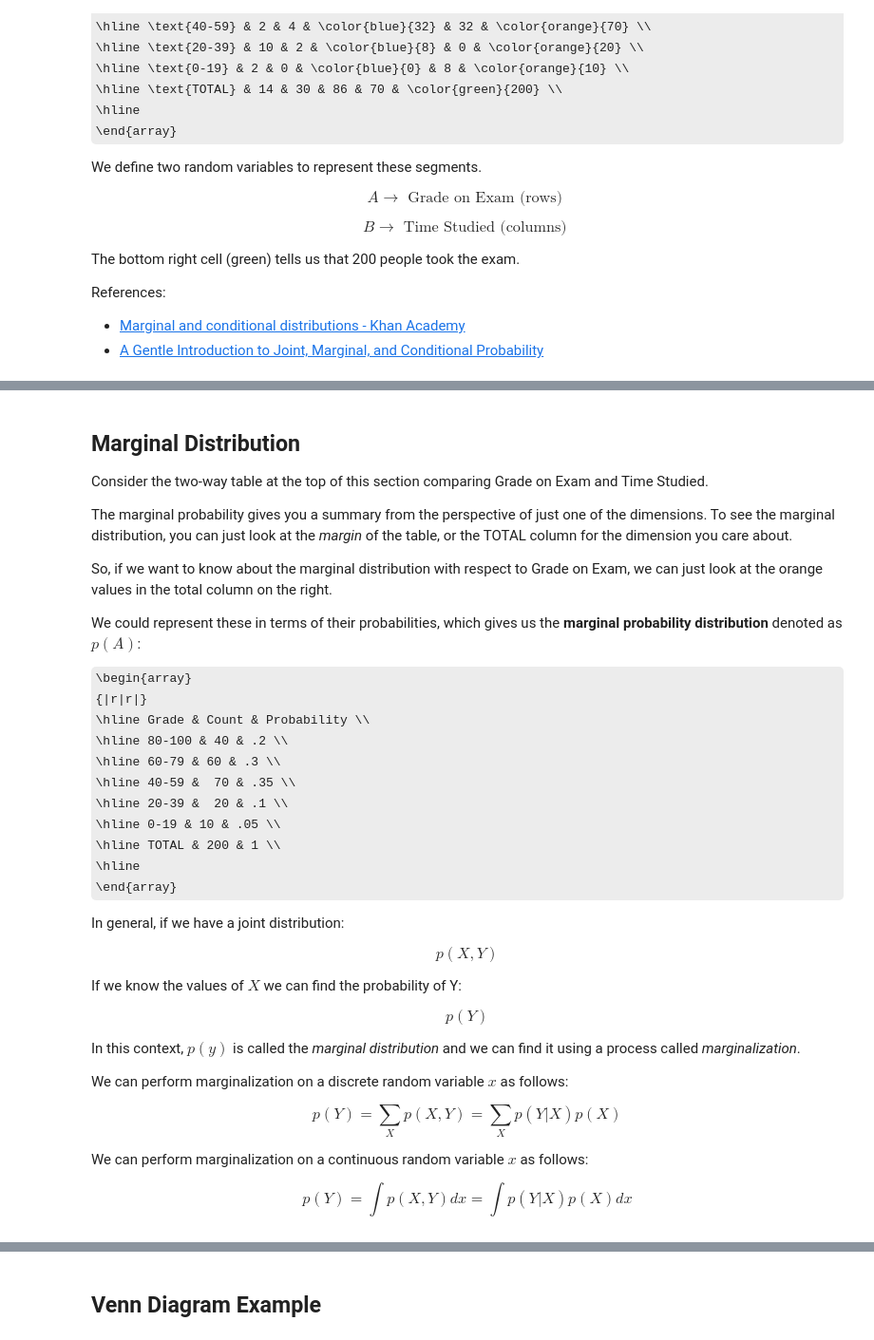
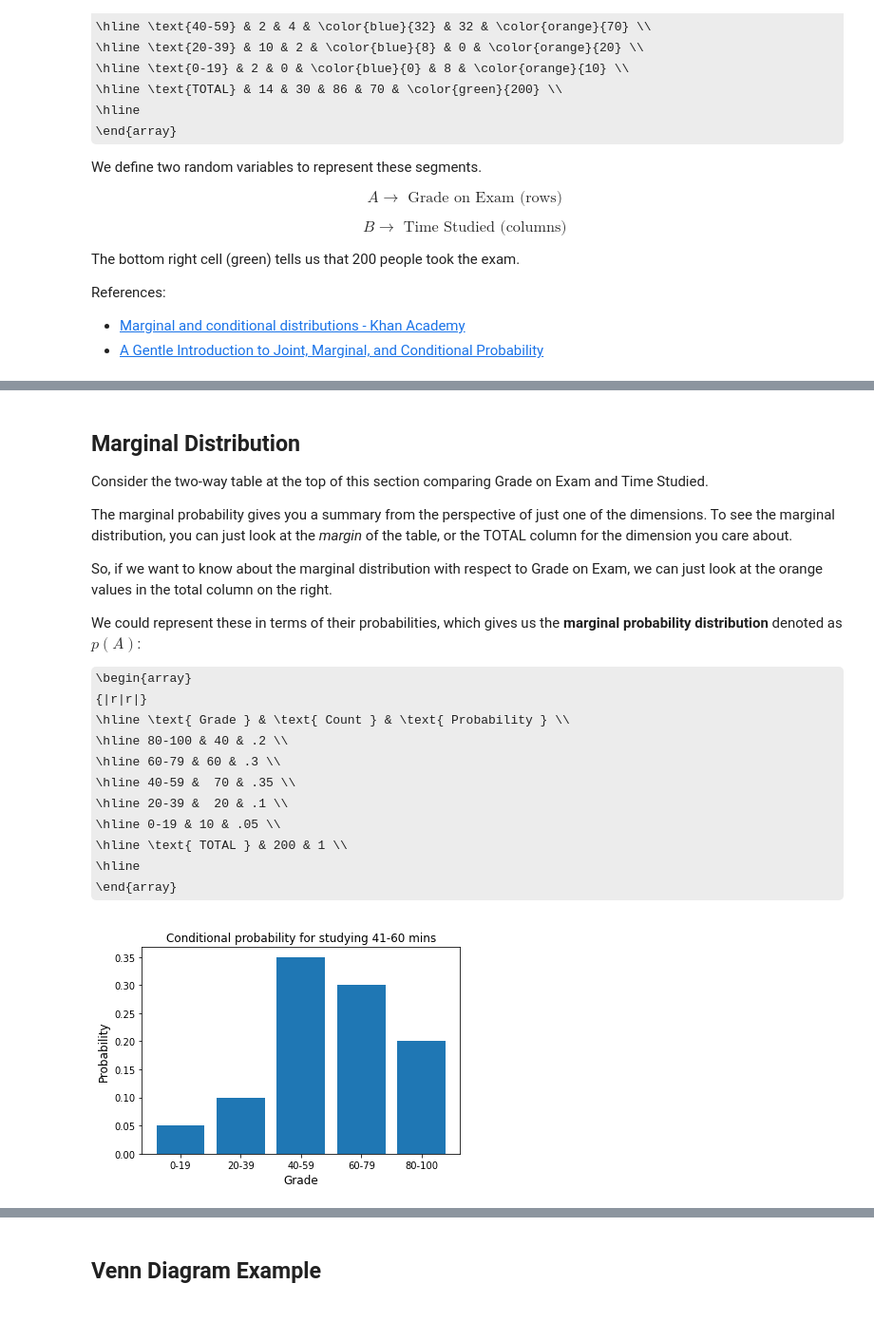
Before and after one commit to javidjamae/data-science, a Jupyter notebook: statistics/Probability.ipynb, the cells around one changed output, grey strips where cells are left out. Shown at 95% size. Saved outputs shown, nothing was run; the diff lists cells and outputs as text; code cells hidden in the pictures; some formulas as TeX source.

```diff
--- a/statistics/Probability.ipynb
+++ b/statistics/Probability.ipynb
@@ -401,30 +450,27 @@ We could represent these in terms of their probabilities, which gives us the **m
 
 \begin{array}
 {|r|r|}
-\hline Grade & Count & Probability \\
+\hline \text{ Grade } & \text{ Count } & \text{ Probability } \\
 \hline 80-100 & 40 & .2 \\
 \hline 60-79 & 60 & .3 \\
 \hline 40-59 &  70 & .35 \\
 \hline 20-39 &  20 & .1 \\
 \hline 0-19 & 10 & .05 \\
-\hline TOTAL & 200 & 1 \\
+\hline \text{ TOTAL } & 200 & 1 \\
 \hline
 \end{array}
-
-In general, if we have a joint distribution:
-
-$$p(X, Y)$$
-
-If we know the values of $X$ we can find the probability of Y:
-
-$$p(Y)$$
-
-In this context, $p(y)$ is called the *marginal distribution* and we can find it using a process called *marginalization*.
-
-We can perform marginalization on a discrete random variable $x$ as follows:
-
-$$p(Y) = \sum_{X} p(X, Y) = \sum_{X} p(Y | X) p(X)$$
-
-We can perform marginalization on a continuous random variable $x$ as follows:
-
-$$p(Y) = \int p(X, Y)dx = \int p(Y|X) p(X)dx$$
+# %%
+import matplotlib.pyplot as plt
+
+face = [ '0-19','20-39','40-59','60-79','80-100' ]
+probs = [ 10/200, 20/200, 70/200, 60/200, 40/200 ]
+
+plt.bar( x=face, height=probs )
+plt.ylabel( 'Probability', fontsize=12 )
+plt.xlabel( 'Grade', fontsize=12 )
+plt.title( 'Conditional probability for studying 41-60 mins', fontsize=12 )
+
+axes.set_ylim( [0,.5] )
+plt.show()
+# %% [output]
+[figure, added]
```
Also changed, not shown: parts of 11 cells of this notebook, 4 other files.
